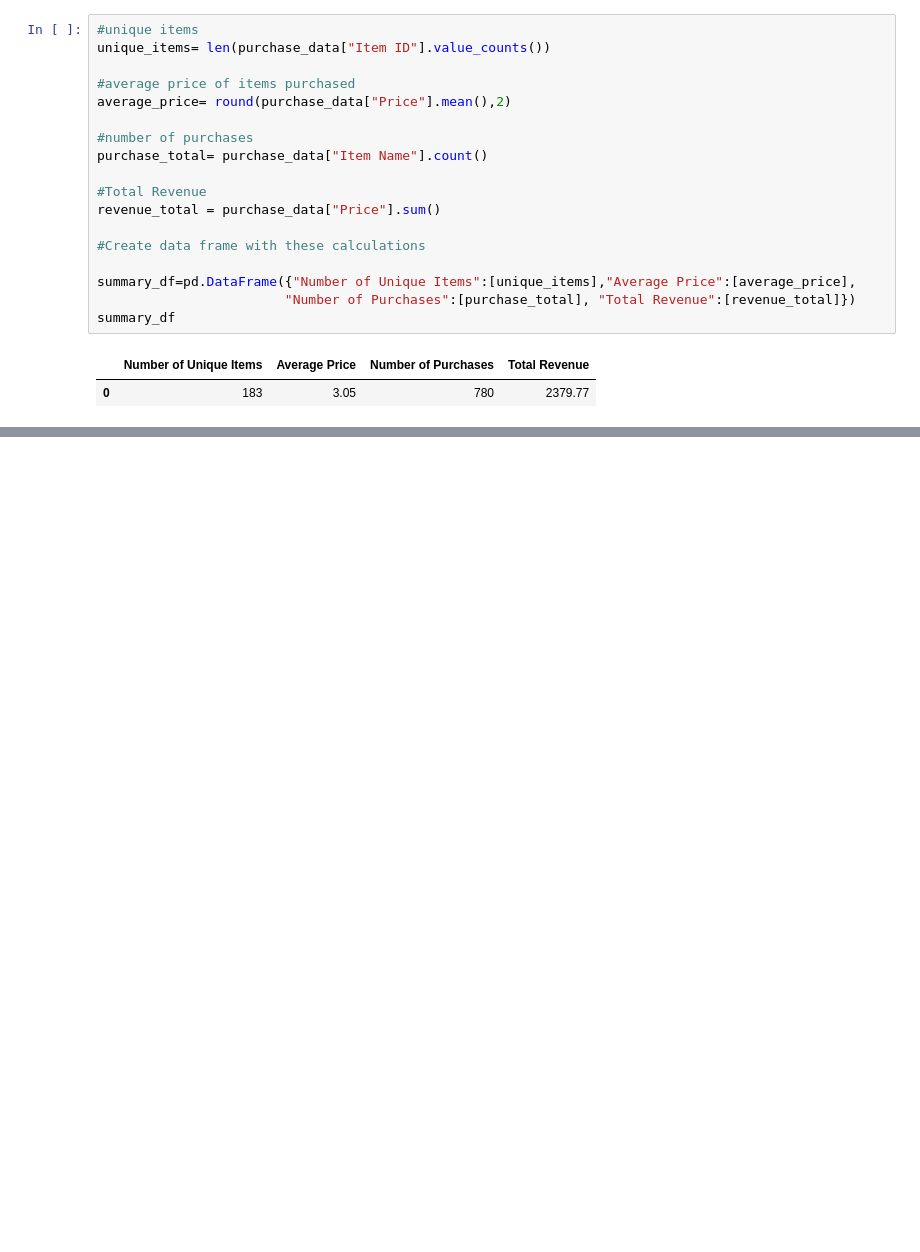
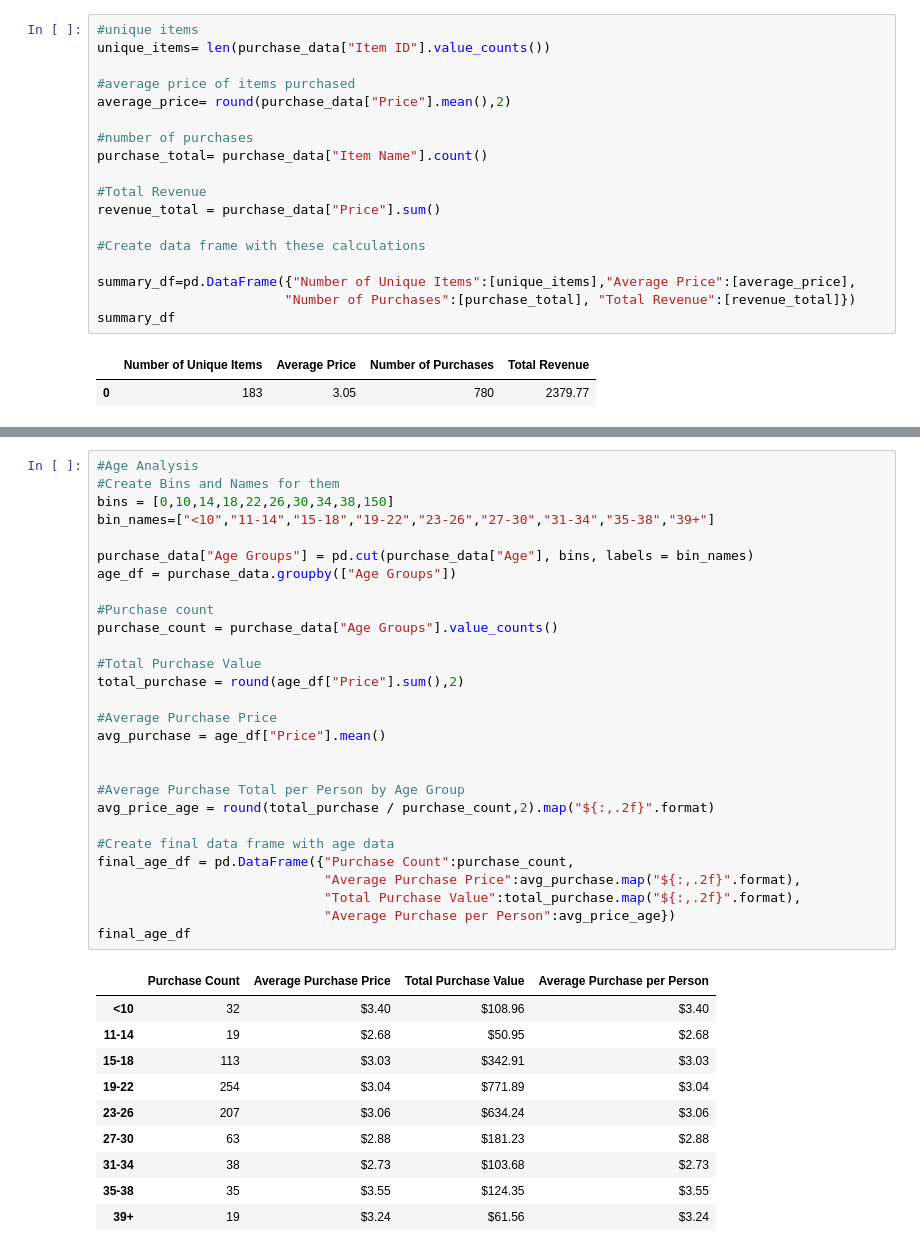
Before and after one commit to apthornell/Pandas-challenge, a Jupyter notebook: HeroesOfPymoli/Heroes_Main.ipynb, the cells around one changed output, grey strips where cells are left out. Cells and saved outputs as stored; diff of their text form; blank space fills up the shorter version.

```diff
--- a/HeroesOfPymoli/Heroes_Main.ipynb
+++ b/HeroesOfPymoli/Heroes_Main.ipynb
@@ -41,0 +99,39 @@ summary_df
+# %%
+#Age Analysis
+#Create Bins and Names for them
+bins = [0,10,14,18,22,26,30,34,38,150]
+bin_names=["<10","11-14","15-18","19-22","23-26","27-30","31-34","35-38","39+"]
+
+purchase_data["Age Groups"] = pd.cut(purchase_data["Age"], bins, labels = bin_names)
+age_df = purchase_data.groupby(["Age Groups"])
+
+#Purchase count
+purchase_count = purchase_data["Age Groups"].value_counts()
+
+#Total Purchase Value
+total_purchase = round(age_df["Price"].sum(),2)
+
+#Average Purchase Price
+avg_purchase = age_df["Price"].mean()
+
+
+#Average Purchase Total per Person by Age Group
+avg_price_age = round(total_purchase / purchase_count,2).map("${:,.2f}".format)
+
+#Create final data frame with age data
+final_age_df = pd.DataFrame({"Purchase Count":purchase_count,
+                             "Average Purchase Price":avg_purchase.map("${:,.2f}".format),
+                             "Total Purchase Value":total_purchase.map("${:,.2f}".format),
+                             "Average Purchase per Person":avg_price_age})
+final_age_df
+# %% [output]
+|  | Purchase Count | Average Purchase Price | Total Purchase Value | Average Purchase per Person |
+| <10 | 32 | $3.40 | $108.96 | $3.40 |
+| 11-14 | 19 | $2.68 | $50.95 | $2.68 |
+| 15-18 | 113 | $3.03 | $342.91 | $3.03 |
+| 19-22 | 254 | $3.04 | $771.89 | $3.04 |
+| 23-26 | 207 | $3.06 | $634.24 | $3.06 |
+| 27-30 | 63 | $2.88 | $181.23 | $2.88 |
+| 31-34 | 38 | $2.73 | $103.68 | $2.73 |
+| 35-38 | 35 | $3.55 | $124.35 | $3.55 |
+| 39+ | 19 | $3.24 | $61.56 | $3.24 |
```
Also changed, not shown: parts of 5 cells of this notebook.
